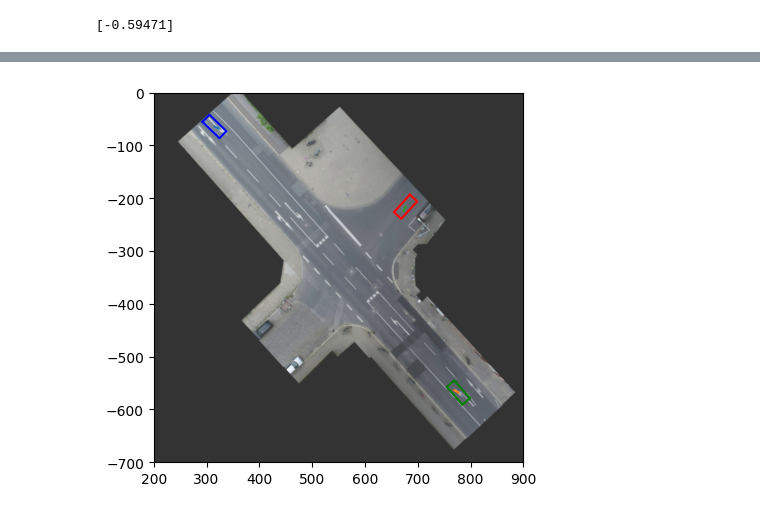
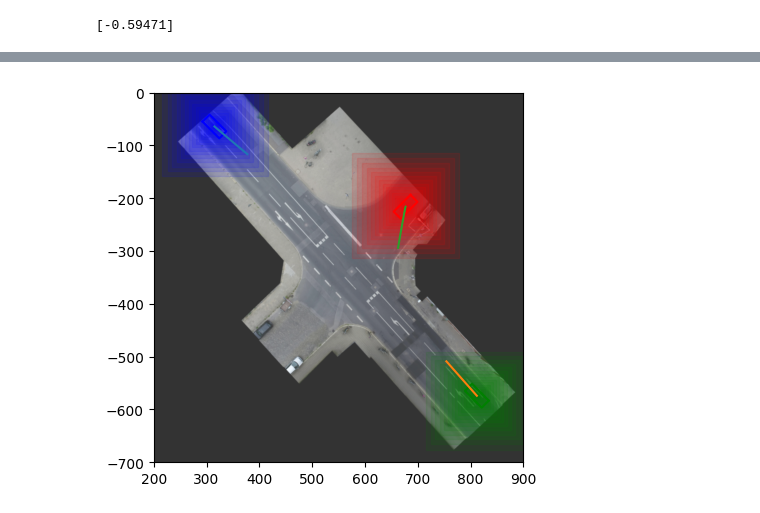
Before and after one commit to QDZHOU/FYP_Intent_Learning, a Jupyter notebook: MPC/inD_MPC_multiagent_ev.ipynb, the cells around one changed output, grey strips where cells are left out. Drawn from its saved outputs; the diff is of its cells as text; code cells hidden in the pictures.

```diff
--- a/MPC/inD_MPC_multiagent_ev.ipynb
+++ b/MPC/inD_MPC_multiagent_ev.ipynb
@@ -614,3 +623,6 @@ class polytope_estimation_OR():
+# %%
+N = 20
+T = 0.1
 # %%
 Param_1 = {
     "init_acc": acc_vals[:,0].reshape(2,1),
@@ -722,9 +734,10 @@ x_EV_3_initial = np.array([677*image_to_real, -216*image_to_real, -0.744-np.pi/2
 fig, ax = plt.subplots()
 img   = mpimg.imread(background_filepath)
 arrow_length = 5
-# Drive_Area_visual_2.plot(color = 'r', alpha = 0.2)
-# for i in range(len(not_Drive_Area_visual_2)):
-#     not_Drive_Area_visual_2[i].plot(color = 'black', alpha = 0.4)
+j = 3
+# eval(f"Drive_Area_visual_{j}").plot(color = 'r', alpha = 0.2)
+# for i in range(len(eval(f"not_Drive_Area_visual_{j}"))):
+#     eval(f"not_Drive_Area_visual_{j}")[i].plot(color = 'black', alpha = 0.4)
 plt.imshow(img,alpha = 0.8, extent=[0, img.shape[1], -img.shape[0], 0])
 # EV1
 plt.scatter(x_EV_1_initial[0]*real_to_image,x_EV_1_initial[1]*real_to_image,color='blue')
@@ -773,6 +786,6 @@ plt.show()
 # %%
 #test mpc
-N_Sam = 600
+N_Sam = 400
 test_polytope_1 = polytope_estimation_OR(Param_1)
 State_EV_1_R     = np.zeros((5, N_Sam+1))
 State_EV_1_R[:, 0] = x_EV_1_initial
@@ -883,6 +896,13 @@ for i in pbar:
         rotated_corners_ev[:, 1] += State_EV_3_R[1, i+1]*real_to_image
         rotated_corners_ev = np.vstack([rotated_corners_ev, rotated_corners_ev[0]])
         plt.plot(rotated_corners_ev[:, 0], rotated_corners_ev[:, 1], 'r-')
+        for j in range(10):
+            occupancy = Polytope(Occupancy_SV_aug_R1_1[j].A, Occupancy_SV_aug_R1_1[j].b*real_to_image)
+            occupancy.plot(color = 'g', alpha = 0.1)
+            occupancy = Polytope(Occupancy_SV_aug_R2_1[j].A, Occupancy_SV_aug_R2_1[j].b*real_to_image)
+            occupancy.plot(color = 'r', alpha = 0.1)
+            occupancy = Polytope(Occupancy_SV_aug_R1_2[j].A, Occupancy_SV_aug_R1_2[j].b*real_to_image)
+            occupancy.plot(color = 'b', alpha = 0.1)
 
 plt.imshow(img,alpha = 0.8, extent=[0, img.shape[1], -img.shape[0], 0])
 plt.plot(State_EV_1_R[0]*real_to_image, State_EV_1_R[1]*real_to_image)
@@ -896,6 +916,6 @@ plt.show()
 # %%
 #test mpc
-N_Sam = 600
+N_Sam = 300
 test_polytope_1 = polytope_estimation_OR(Param_1)
 State_EV_1_R     = np.zeros((5, N_Sam+1))
 State_EV_1_R[:, 0] = x_EV_1_initial
@@ -995,35 +1015,43 @@ def update(frame):
     draw_vehicle(ax, corners_ev, rotation_matrix_ev_1,
                 [State_EV_1_R[0, frame+1]*real_to_image, State_EV_1_R[1, frame+1]*real_to_image], 'b-')
 
     # EV2
     rad_yaw_ev_2 = trajectory_planning_k_2[2,1]
     rotation_matrix_ev_2 = np.array([
         [np.cos(rad_yaw_ev_2), -np.sin(rad_yaw_ev_2)],
         [np.sin(rad_yaw_ev_2), np.cos(rad_yaw_ev_2)]
     ])
     draw_vehicle(ax, corners_ev, rotation_matrix_ev_2,
                 [State_EV_2_R[0, frame+1]*real_to_image, State_EV_2_R[1, frame+1]*real_to_image], 'g-')
 
     # EV3
     rad_yaw_ev_3 = trajectory_planning_k_3[2,1]
     rotation_matrix_ev_3 = np.array([
         [np.cos(rad_yaw_ev_3), -np.sin(rad_yaw_ev_3)],
         [np.sin(rad_yaw_ev_3), np.cos(rad_yaw_ev_3)]
     ])
     draw_vehicle(ax, corners_ev, rotation_matrix_ev_3,
                 [State_EV_3_R[0, frame+1]*real_to_image, State_EV_3_R[1, frame+1]*real_to_image], 'r-')
 
     # Plot trajectories
     ax.plot(trajectory_planning_k_1[0]*real_to_image, trajectory_planning_k_1[1]*real_to_image)
     ax.plot(trajectory_planning_k_2[0]*real_to_image, trajectory_planning_k_2[1]*real_to_image)
     ax.plot(trajectory_planning_k_3[0]*real_to_image, trajectory_planning_k_3[1]*real_to_image)
 
+    for i in range(20):
+        occupancy = Polytope(Occupancy_SV_aug_R1_1[i].A, Occupancy_SV_aug_R1_1[i].b*real_to_image)
+        occupancy.plot(color = 'g', alpha = 0.1)
+        occupancy = Polytope(Occupancy_SV_aug_R2_1[i].A, Occupancy_SV_aug_R2_1[i].b*real_to_image)
+        occupancy.plot(color = 'r', alpha = 0.1)
+        occupancy = Polytope(Occupancy_SV_aug_R1_2[i].A, Occupancy_SV_aug_R1_2[i].b*real_to_image)
+        occupancy.plot(color = 'b', alpha = 0.1)
+
 frame_length = N_Sam
 ani = FuncAnimation(fig, update, frames=range(0, frame_length), interval=100, repeat=False)
 #plt.show()
-ani.save("animation_multiagent.mp4", writer='ffmpeg', fps=60)
+ani.save("animation_multiagent.mp4", writer='ffmpeg', fps=20)
 # %% [output]
-[figure, old version]
+[figure, new version]
 # %%
 from IPython.display import Video
 
```
Also changed, not shown: parts of 8 cells of this notebook, 10 other files.
